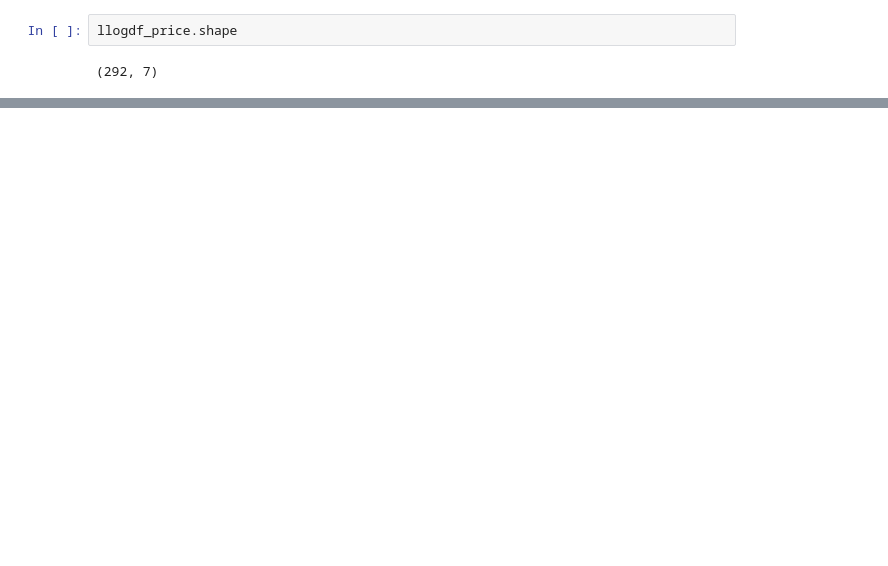
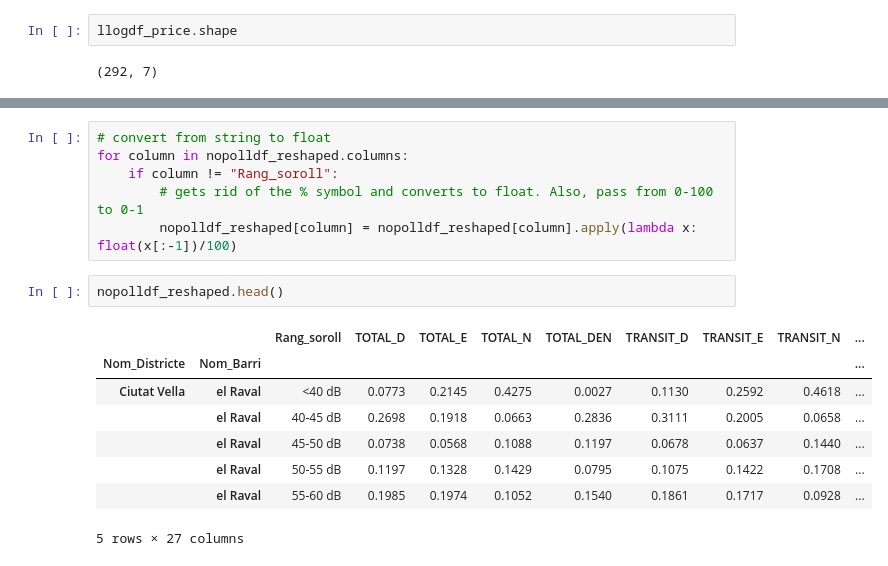
Before and after one commit to Jony12rb/JumpChall, a Jupyter notebook: analysis.ipynb, the cells around one changed output, grey strips where cells are left out. Cells and saved outputs as stored; diff of their text form; blank space fills up the shorter version.

```diff
--- a/analysis.ipynb
+++ b/analysis.ipynb
@@ -103,0 +350,17 @@ We observe that the cardinality is what we expected. Now
+# %%
+# convert from string to float
+for column in nopolldf_reshaped.columns:
+    if column != "Rang_soroll":
+        # gets rid of the % symbol and converts to float. Also, pass from 0-100 to 0-1
+        nopolldf_reshaped[column] = nopolldf_reshaped[column].apply(lambda x: float(x[:-1])/100)
+# %%
+nopolldf_reshaped.head()
+# %% [output]
+|  |  | Rang_soroll | TOTAL_D | TOTAL_E | TOTAL_N | TOTAL_DEN | TRANSIT_D | TRANSIT_E | TRANSIT_N | ... |
+| Nom_Districte | Nom_Barri |  |  |  |  |  |  |  |  | ... |
+| Ciutat Vella | el Raval | <40 dB | 0.0773 | 0.2145 | 0.4275 | 0.0027 | 0.1130 | 0.2592 | 0.4618 | ... |
+|  | el Raval | 40-45 dB | 0.2698 | 0.1918 | 0.0663 | 0.2836 | 0.3111 | 0.2005 | 0.0658 | ... |
+|  | el Raval | 45-50 dB | 0.0738 | 0.0568 | 0.1088 | 0.1197 | 0.0678 | 0.0637 | 0.1440 | ... |
+|  | el Raval | 50-55 dB | 0.1197 | 0.1328 | 0.1429 | 0.0795 | 0.1075 | 0.1422 | 0.1708 | ... |
+|  | el Raval | 55-60 dB | 0.1985 | 0.1974 | 0.1052 | 0.1540 | 0.1861 | 0.1717 | 0.0928 | ... |
+5 rows × 27 columns
```
Also changed, not shown: parts of 67 cells of this notebook, 2 other files.
